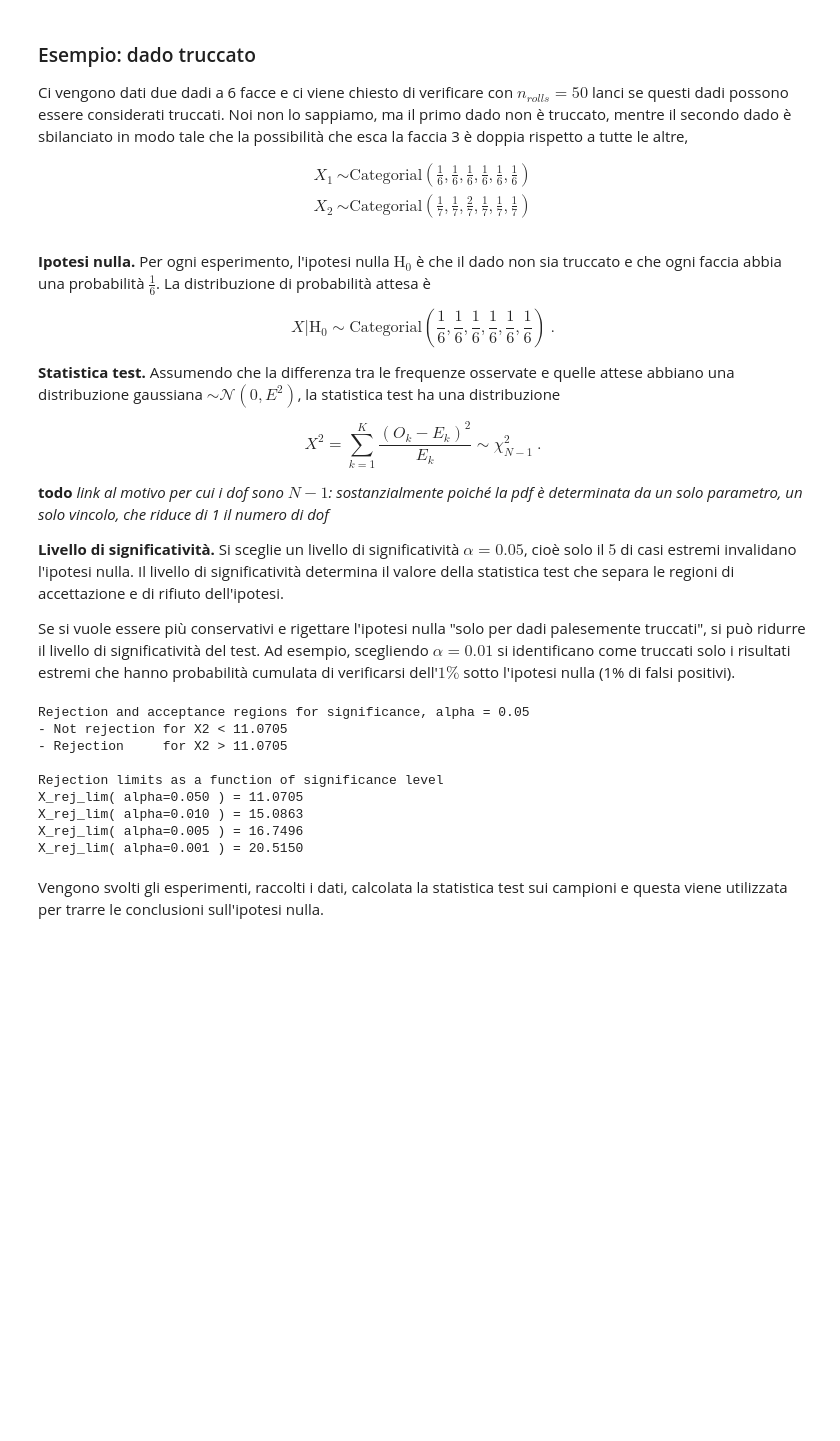
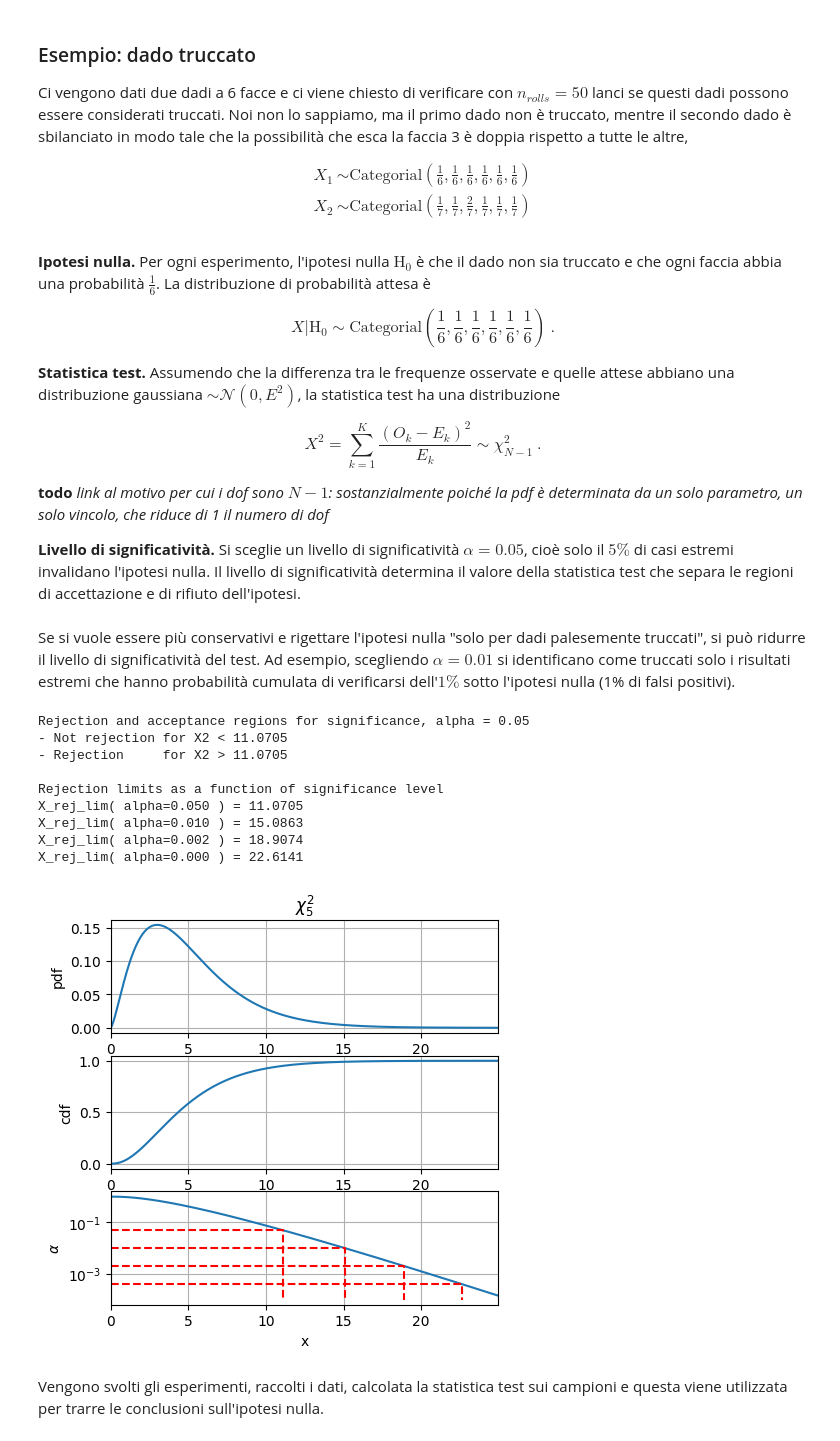
Before and after one commit to Basics2022/bbooks-programming-hs, a Jupyter notebook: _build/jupyter_execute/ch/statistics/hp-test-single.ipynb, the cells around one changed output. Saved outputs shown, nothing was run; the diff lists cells and outputs as text; code cells hidden in the pictures; blank space fills up the shorter version.

```diff
--- a/_build/jupyter_execute/ch/statistics/hp-test-single.ipynb
+++ b/_build/jupyter_execute/ch/statistics/hp-test-single.ipynb
@@ -128,9 +128,7 @@ $$X^2 = \sum_{k=1}^K \frac{(O_k - E_k)^2}{E_k} \sim \chi^2_{N-1} \ .$$
 
 **todo** *link al motivo per cui i dof sono $N-1$: sostanzialmente poiché la pdf è determinata da un solo parametro, un solo vincolo, che riduce di 1 il numero di dof*
 
-**Livello di significatività.** Si sceglie un livello di significatività $\alpha = 0.05$, cioè solo il $5%$ di casi estremi invalidano l'ipotesi nulla. Il livello di significatività determina il valore della statistica test che separa le regioni di accettazione e di rifiuto dell'ipotesi.
-
-Se si vuole essere più conservativi e rigettare l'ipotesi nulla "solo per dadi palesemente truccati", si può ridurre il livello di significatività del test. Ad esempio, scegliendo $\alpha = 0.01$ si identificano come truccati solo i risultati estremi che hanno probabilità cumulata di verificarsi dell'$1\%$ sotto l'ipotesi nulla (1% di falsi positivi).
+**Livello di significatività.** Si sceglie un livello di significatività $\alpha = 0.05$, cioè solo il $5\%$ di casi estremi invalidano l'ipotesi nulla. Il livello di significatività determina il valore della statistica test che separa le regioni di accettazione e di rifiuto dell'ipotesi.
 # %%
 # Null hypothesis, H0
 # e_freq = nrolls * p_fair
@@ -142,25 +140,51 @@ alpha = .05   # .05, .01
 
 # Point X2_rej_lim, discerning acceptance (X2 < X2_rej_lim) from rejection regions (X2 > X2_rej_lim)
 X2_rej_lim = chi2.ppf(1-alpha, n_dofs)
-
-print(f"\nRejection and acceptance regions for significance, alpha = {alpha}")
-print(f"- Not rejection for X2 < {X2_rej_lim:.4f}")
-print(f"- Rejection     for X2 > {X2_rej_lim:.4f}")
-
-alpha_l = [ .05, .01, .005, .001 ]
-print("\nRejection limits as a function of significance level")
-for al in alpha_l:
-    print(f"X_rej_lim( alpha={al:0.3f} ) = {chi2.ppf(1-al, n_dofs):.4f}")
-# %% [output]
-Rejection and acceptance regions for significance, alpha = 0.05
-- Not rejection for X2 < 11.0705
-- Rejection     for X2 > 11.0705
-
-Rejection limits as a function of significance level
-X_rej_lim( alpha=0.050 ) = 11.0705
-X_rej_lim( alpha=0.010 ) = 15.0863
-X_rej_lim( alpha=0.005 ) = 16.7496
-X_rej_lim( alpha=0.001 ) = 20.5150
+# %% [markdown]
+Se si vuole essere più conservativi e rigettare l'ipotesi nulla "solo per dadi palesemente truccati", si può ridurre il livello di significatività del test. Ad esempio, scegliendo $\alpha = 0.01$ si identificano come truccati solo i risultati estremi che hanno probabilità cumulata di verificarsi dell'$1\%$ sotto l'ipotesi nulla (1% di falsi positivi).
+# %%
+# Show influence of alpha on rejection set
+
+print(f"\nRejection and acceptance regions for significance, alpha = {alpha}")
+print(f"- Not rejection for X2 < {X2_rej_lim:.4f}")
+print(f"- Rejection     for X2 > {X2_rej_lim:.4f}")
+
+print("\nRejection limits as a function of significance level")
+alpha_l = [ .05, .01, .002, .0004 ]
+for al in alpha_l:
+    print(f"X_rej_lim( alpha={al:0.3f} ) = {chi2.ppf(1-al, n_dofs):.4f}")
+
+# Plot probability density, f(x), cumulative probability, F(x), and significance alpha(x)=1-F(x)
+x_plot = np.arange(0., 25., .05)
+fig, axes = plt.subplots(3, 1, figsize=(5,5))
+axes[0].plot(x_plot, chi2.pdf(x_plot, n_dofs) )
+axes[0].set_xlim([x_plot[0], x_plot[-1]])
+axes[0].set_title(f"$\chi^2_{n_dofs}$")
+axes[0].set_ylabel(f"pdf")
+axes[0].grid()
+axes[1].plot(x_plot, chi2.cdf(x_plot, n_dofs) )
+axes[1].set_xlim([x_plot[0], x_plot[-1]])
+axes[1].set_ylabel(f"cdf")
+axes[1].grid()
+axes[2].semilogy(x_plot, 1-chi2.cdf(x_plot, n_dofs) )
+axes[2].set_xlim([x_plot[0], x_plot[-1]]);  axes[2].set_xlabel('x')
+# axes[2].fill_between(x_plot, 1-chi2.cdf(x_plot, n_dofs))
+axes[2].set_ylabel(f"$\\alpha$")
+for al in alpha_l:
+    xl = chi2.ppf(1-al, n_dofs)
+    axes[2].plot([0., xl, xl], [al, al, 1e-4], '--', color='red')
+axes[2].grid()
+# %% [output]
+Rejection and acceptance regions for significance, alpha = 0.05
+- Not rejection for X2 < 11.0705
+- Rejection     for X2 > 11.0705
+
+Rejection limits as a function of significance level
+X_rej_lim( alpha=0.050 ) = 11.0705
+X_rej_lim( alpha=0.010 ) = 15.0863
+X_rej_lim( alpha=0.002 ) = 18.9074
+X_rej_lim( alpha=0.000 ) = 22.6141
+[figure, added]
 # %% [markdown]
 Vengono svolti gli esperimenti, raccolti i dati, calcolata la statistica test sui campioni e questa viene utilizzata per trarre le conclusioni sull'ipotesi nulla.
 # %%
```
Also changed, not shown: parts of 3 cells of this notebook, 55 other files.
